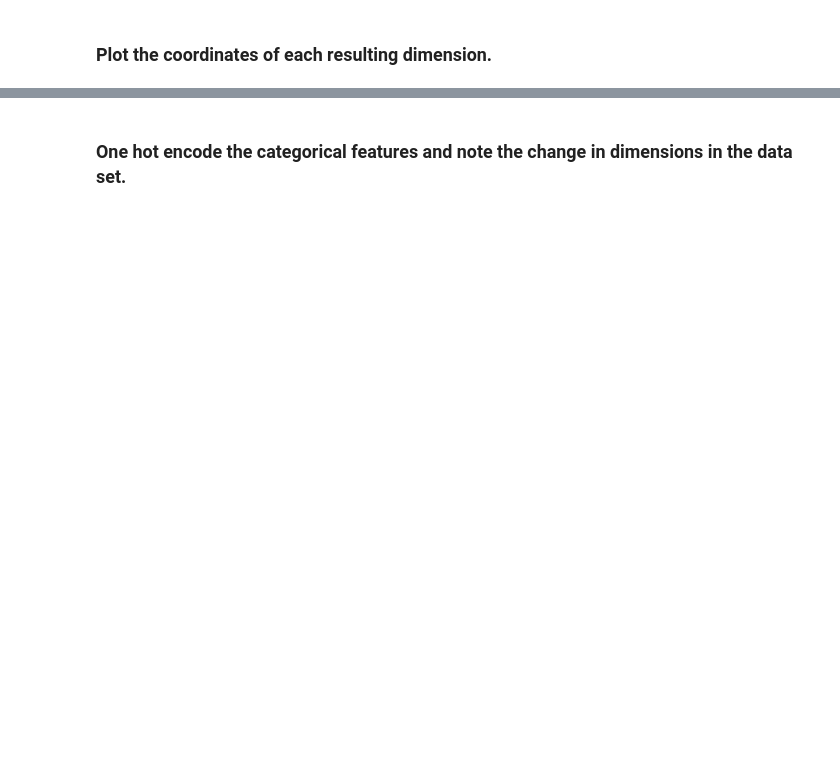
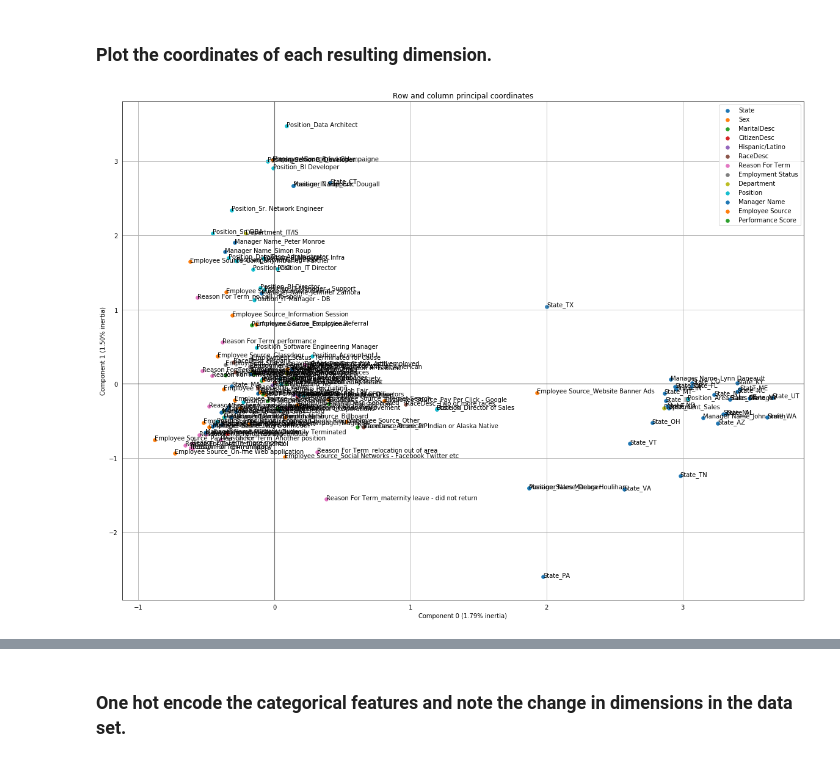
Before and after one commit to jhl126/Thinkful_work, a Jupyter notebook: Thinkful/Pairwork/10-6-20pair_work/Day 52 Lecture 1 MCA and FAMD Assignment.ipynb, the cells around one changed output, grey strips where cells are left out. Cells and saved outputs as stored; diff of their text form; code cells hidden in the pictures; blank space fills up the shorter version.

```diff
--- a/Thinkful/Pairwork/10-6-20pair_work/Day 52 Lecture 1 MCA and FAMD Assignment.ipynb
+++ b/Thinkful/Pairwork/10-6-20pair_work/Day 52 Lecture 1 MCA and FAMD Assignment.ipynb
@@ -15,0 +74,2 @@ Correct any columns that have been misassigned a numeric data type when they sho
+# %%
+hr["Zip"] = hr["Zip"].astype(str)
@@ -16,2 +100,4 @@ Correct any columns that have been misassigned a numeric data type when they sho
 # %% [markdown]
 ### Pull out the categorical variables and note the dimensions of the data set.
+# %%
+cat_df = hr.select_dtypes("O")
@@ -18,2 +106,5 @@ Correct any columns that have been misassigned a numeric data type when they sho
 # %% [markdown]
 ### Reduce these categorical features down to two dimensions using MCA.
+# %%
+# zip code dominates the plot remove this to hopefully see more information
+mca_df = cat_df.drop(columns=["Zip"])
@@ -19,0 +113,3 @@ Correct any columns that have been misassigned a numeric data type when they sho
+# %%
+mca = prince.MCA(2)
+mca.fit(cat_df)
@@ -20,2 +120,13 @@ Correct any columns that have been misassigned a numeric data type when they sho
 # %% [markdown]
 ### Plot the coordinates of each resulting dimension.
+# %%
+mca.plot_coordinates(
+    mca_df,
+    show_row_points=False,
+    figsize=(20, 15),
+    show_column_labels=True,
+    show_column_points=True,
+)
+plt.show()
+# %% [output]
+[figure, added]
```
Also changed, not shown: parts of 18 cells of this notebook, 1 other file.
